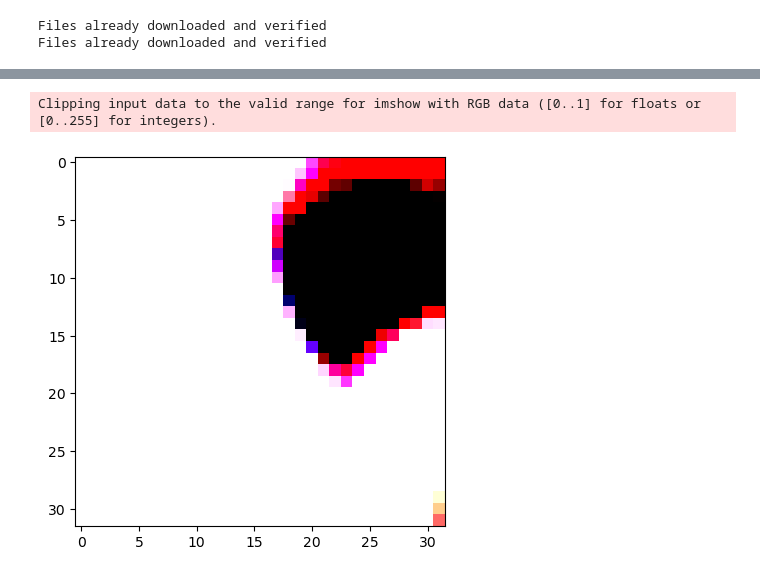
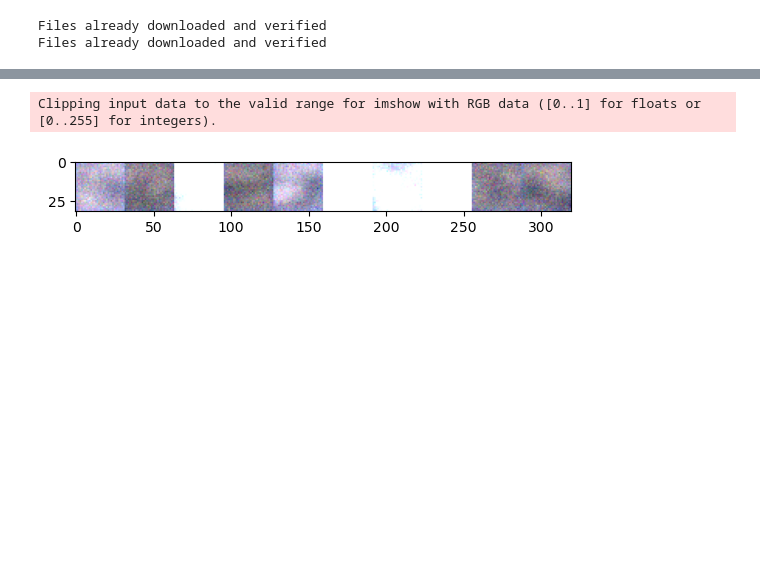
Before and after one commit to hipniusF/ml-problems, a Jupyter notebook: generative/diffusion/diffusion_model-cifar10-generation.ipynb, the cells around one changed output, grey strips where cells are left out. Cells and saved outputs as stored; diff of their text form; code cells hidden in the pictures; blank space fills up the shorter version.

```diff
--- a/generative/diffusion/diffusion_model-cifar10-generation.ipynb
+++ b/generative/diffusion/diffusion_model-cifar10-generation.ipynb
@@ -89,8 +89,8 @@ checkpnt_epoch-0.pt
 38,230,662
 # %%
 model.eval()
-img = model.backward_process(torch.randn((1, 3, 32, 32)).to(dev), ema=True, tqdm=True).cpu()
+img = model.backward_process(torch.randn((10, 3, 32, 32)).to(dev), ema=False, tqdm=True).cpu()
 showimgs(img)
 # %% [output]
 Clipping input data to the valid range for imshow with RGB data ([0..1] for floats or [0..255] for integers).
-[figure, old version]
+[figure, new version]
```
Also changed, not shown: parts of 4 cells of this notebook, 1 other file.
